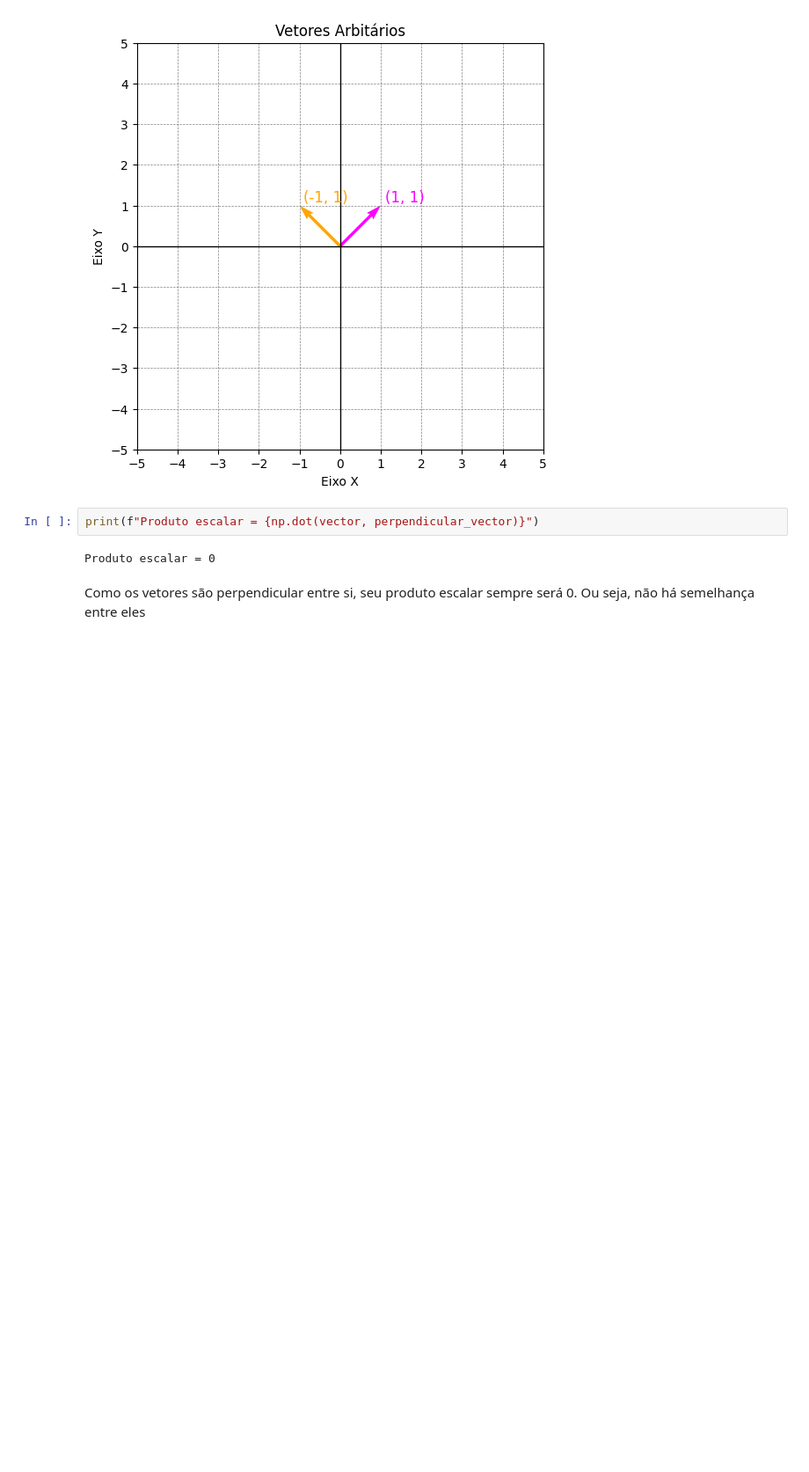
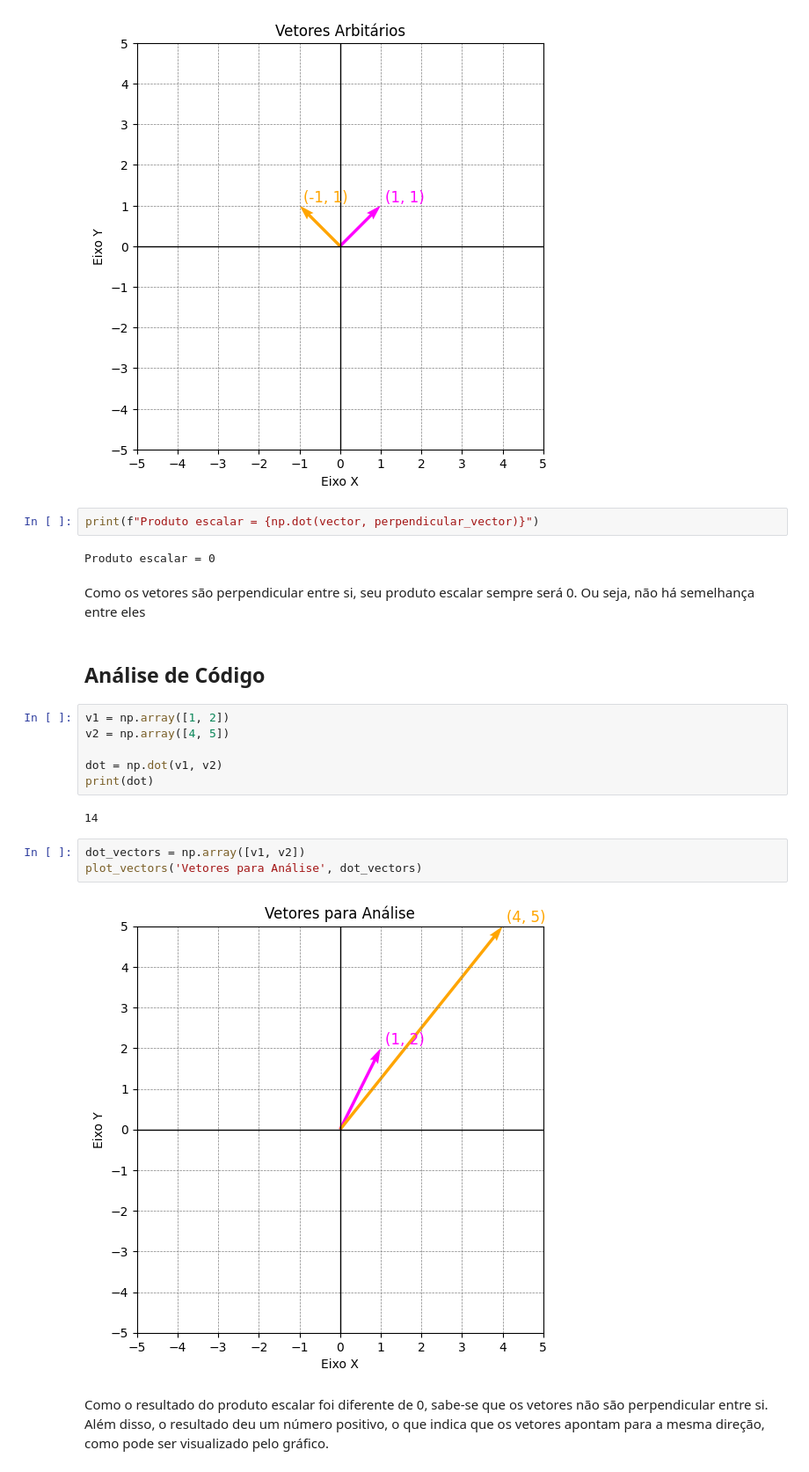
Before and after one commit to kmiepng/Matematica-Computacional, a Jupyter notebook: Atividades/atividade_001.ipynb, the cells around one changed output. Shown at 88% size. Saved outputs shown, nothing was run; the diff lists cells and outputs as text; blank space fills up the shorter version.

```diff
--- a/Atividades/atividade_001.ipynb
+++ b/Atividades/atividade_001.ipynb
@@ -200,3 +200,20 @@ print(f"Produto escalar = {np.dot(vector, perpendicular_vector)}")
 Produto escalar = 0
 # %% [markdown]
 Como os vetores são perpendicular entre si, seu produto escalar sempre será 0. Ou seja, não há semelhança entre eles
+# %% [markdown]
+## Análise de Código
+# %%
+v1 = np.array([1, 2])
+v2 = np.array([4, 5])
+
+dot = np.dot(v1, v2)
+print(dot)
+# %% [output]
+14
+# %%
+dot_vectors = np.array([v1, v2])
+plot_vectors('Vetores para Análise', dot_vectors)
+# %% [output]
+[figure, added]
+# %% [markdown]
+Como o resultado do produto escalar foi diferente de 0, sabe-se que os vetores não são perpendicular entre si. Além disso, o resultado deu um número positivo, o que indica que os vetores apontam para a mesma direção, como pode ser visualizado pelo gráfico.
```
